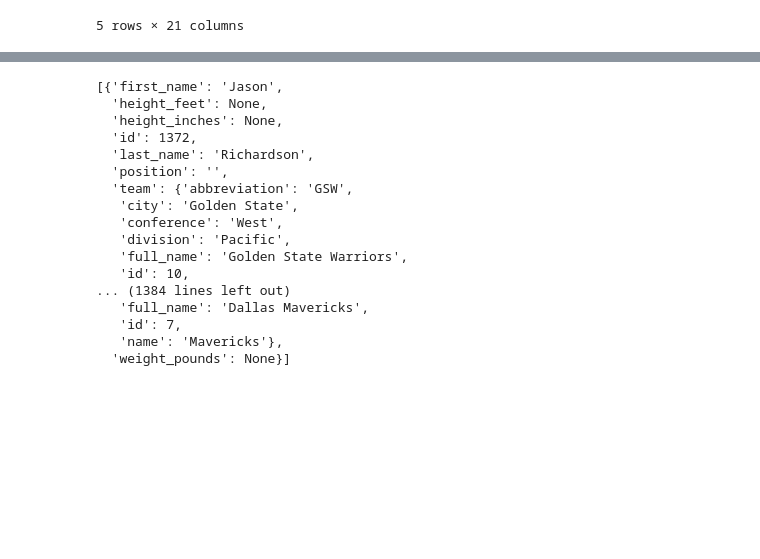
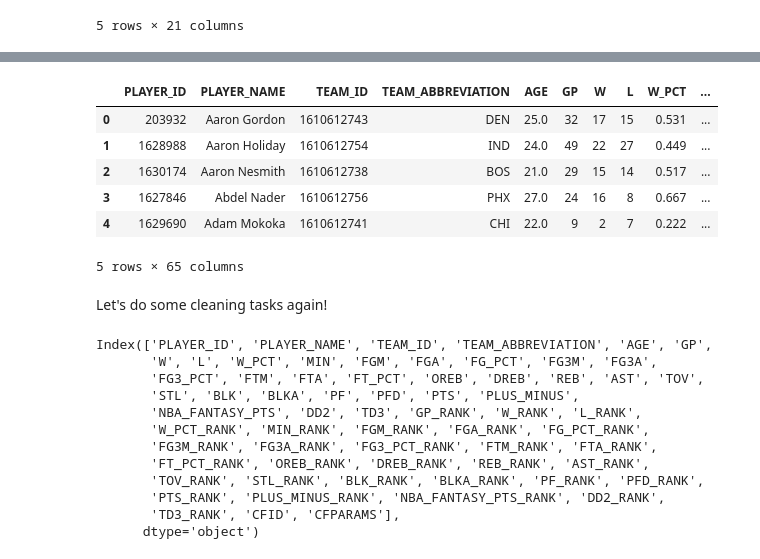
Before and after one commit to fromeropablo/Project-week-03, a Jupyter notebook: NBA Data Cleaning.ipynb, the cells around one changed output, grey strips where cells are left out. Drawn from its saved outputs; the diff is of its cells as text; code cells hidden in the pictures; blank space fills up the shorter version.

```diff
--- a/NBA Data Cleaning.ipynb
+++ b/NBA Data Cleaning.ipynb
@@ -333,22 +91,4 @@ response = requests.get("https://www.balldontlie.io/api/v1/players?per_page=100&
-# %%
-response["data"]
-# %% [output]
-[{'first_name': 'Jason',
-  'height_feet': None,
-  'height_inches': None,
-  'id': 1372,
-  'last_name': 'Richardson',
-  'position': '',
-  'team': {'abbreviation': 'GSW',
-   'city': 'Golden State',
-   'conference': 'West',
-   'division': 'Pacific',
-   'full_name': 'Golden State Warriors',
-   'id': 10,
-... (1384 lines left out)
-   'full_name': 'Dallas Mavericks',
-   'id': 7,
-   'name': 'Mavericks'},
-  'weight_pounds': None}]
 # %%
 #STOPPPPPPP START WEB SCRAPING
+# %%
+url = "https://stats.nba.com/stats/leaguedashplayerstats?College=&Conference=&Country=&DateFrom=&DateTo=&Division=&DraftPick=&DraftYear=&GameScope=&GameSegment=&Height=&LastNGames=0&LeagueID=00&Location=&MeasureType=Base&Month=0&OpponentTeamID=0&Outcome=&PORound=0&PaceAdjust=N&PerMode=PerGame&Period=0&PlayerExperience=&PlayerPosition=&PlusMinus=N&Rank=N&Season=2020-21&SeasonSegment=&SeasonType=Regular+Season&ShotClockRange=&StarterBench=&TeamID=0&TwoWay=0&VsConference=&VsDivision=&Weight="
@@ -354,0 +110,29 @@ response["data"]
+# %%
+frame = pd.DataFrame(response['resultSets'][0]['rowSet'])
+frame.columns = response['resultSets'][0]['headers']
+frame.head()
+# %% [output]
+|  | PLAYER_ID | PLAYER_NAME | TEAM_ID | TEAM_ABBREVIATION | AGE | GP | W | L | W_PCT | ... |
+| 0 | 203932 | Aaron Gordon | 1610612743 | DEN | 25.0 | 32 | 17 | 15 | 0.531 | ... |
+| 1 | 1628988 | Aaron Holiday | 1610612754 | IND | 24.0 | 49 | 22 | 27 | 0.449 | ... |
+| 2 | 1630174 | Aaron Nesmith | 1610612738 | BOS | 21.0 | 29 | 15 | 14 | 0.517 | ... |
+| 3 | 1627846 | Abdel Nader | 1610612756 | PHX | 27.0 | 24 | 16 | 8 | 0.667 | ... |
+| 4 | 1629690 | Adam Mokoka | 1610612741 | CHI | 22.0 | 9 | 2 | 7 | 0.222 | ... |
+5 rows × 65 columns
+# %% [markdown]
+Let's do some cleaning tasks again!
+# %%
+frame.columns
+# %% [output]
+Index(['PLAYER_ID', 'PLAYER_NAME', 'TEAM_ID', 'TEAM_ABBREVIATION', 'AGE', 'GP',
+       'W', 'L', 'W_PCT', 'MIN', 'FGM', 'FGA', 'FG_PCT', 'FG3M', 'FG3A',
+       'FG3_PCT', 'FTM', 'FTA', 'FT_PCT', 'OREB', 'DREB', 'REB', 'AST', 'TOV',
+       'STL', 'BLK', 'BLKA', 'PF', 'PFD', 'PTS', 'PLUS_MINUS',
+       'NBA_FANTASY_PTS', 'DD2', 'TD3', 'GP_RANK', 'W_RANK', 'L_RANK',
+       'W_PCT_RANK', 'MIN_RANK', 'FGM_RANK', 'FGA_RANK', 'FG_PCT_RANK',
+       'FG3M_RANK', 'FG3A_RANK', 'FG3_PCT_RANK', 'FTM_RANK', 'FTA_RANK',
+       'FT_PCT_RANK', 'OREB_RANK', 'DREB_RANK', 'REB_RANK', 'AST_RANK',
+       'TOV_RANK', 'STL_RANK', 'BLK_RANK', 'BLKA_RANK', 'PF_RANK', 'PFD_RANK',
+       'PTS_RANK', 'PLUS_MINUS_RANK', 'NBA_FANTASY_PTS_RANK', 'DD2_RANK',
+       'TD3_RANK', 'CFID', 'CFPARAMS'],
+      dtype='object')
```
Also changed, not shown: parts of 44 cells of this notebook, 2 other files.
